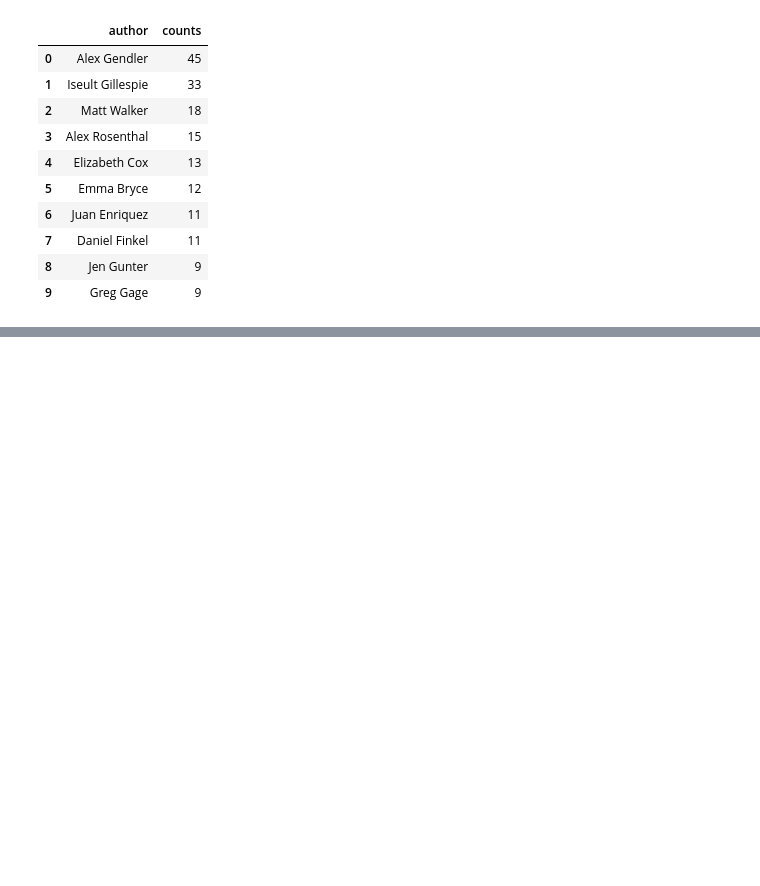
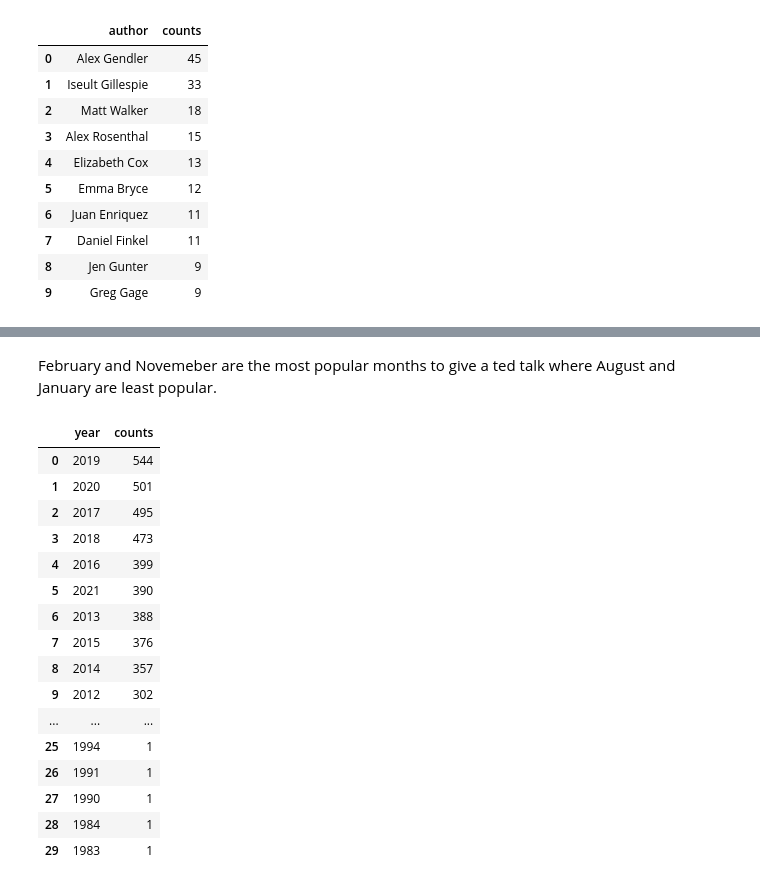
Before and after one commit to Rawanalmobarak/Ted-Talk, a Jupyter notebook: Ted_Talks.ipynb, the cells around one changed output, grey strips where cells are left out. Saved outputs shown, nothing was run; the diff lists cells and outputs as text; code cells hidden in the pictures; blank space fills up the shorter version.

```diff
--- a/Ted_Talks.ipynb
+++ b/Ted_Talks.ipynb
@@ -237,3 +263,29 @@ fig = px.bar(topMonth, x="month", y="counts", title="Number of Ted Talk releases
 fig.show()
 # %% [output]
 [interactive output not drawn]
+# %% [markdown]
+February and Novemeber are the most popular months to give a ted talk where August and January are least popular.
+# %%
+#top Years
+topYear=df.value_counts('year').reset_index()
+topYear.columns=['year','counts']
+# topYear=topYear.head(10)
+topYear
+# %% [output]
+|  | year | counts |
+| 0 | 2019 | 544 |
+| 1 | 2020 | 501 |
+| 2 | 2017 | 495 |
+| 3 | 2018 | 473 |
+| 4 | 2016 | 399 |
+| 5 | 2021 | 390 |
+| 6 | 2013 | 388 |
+| 7 | 2015 | 376 |
+| 8 | 2014 | 357 |
+| 9 | 2012 | 302 |
+| ... | ... | ... |
+| 25 | 1994 | 1 |
+| 26 | 1991 | 1 |
+| 27 | 1990 | 1 |
+| 28 | 1984 | 1 |
+| 29 | 1983 | 1 |
```
Also changed, not shown: parts of 7 cells of this notebook.
